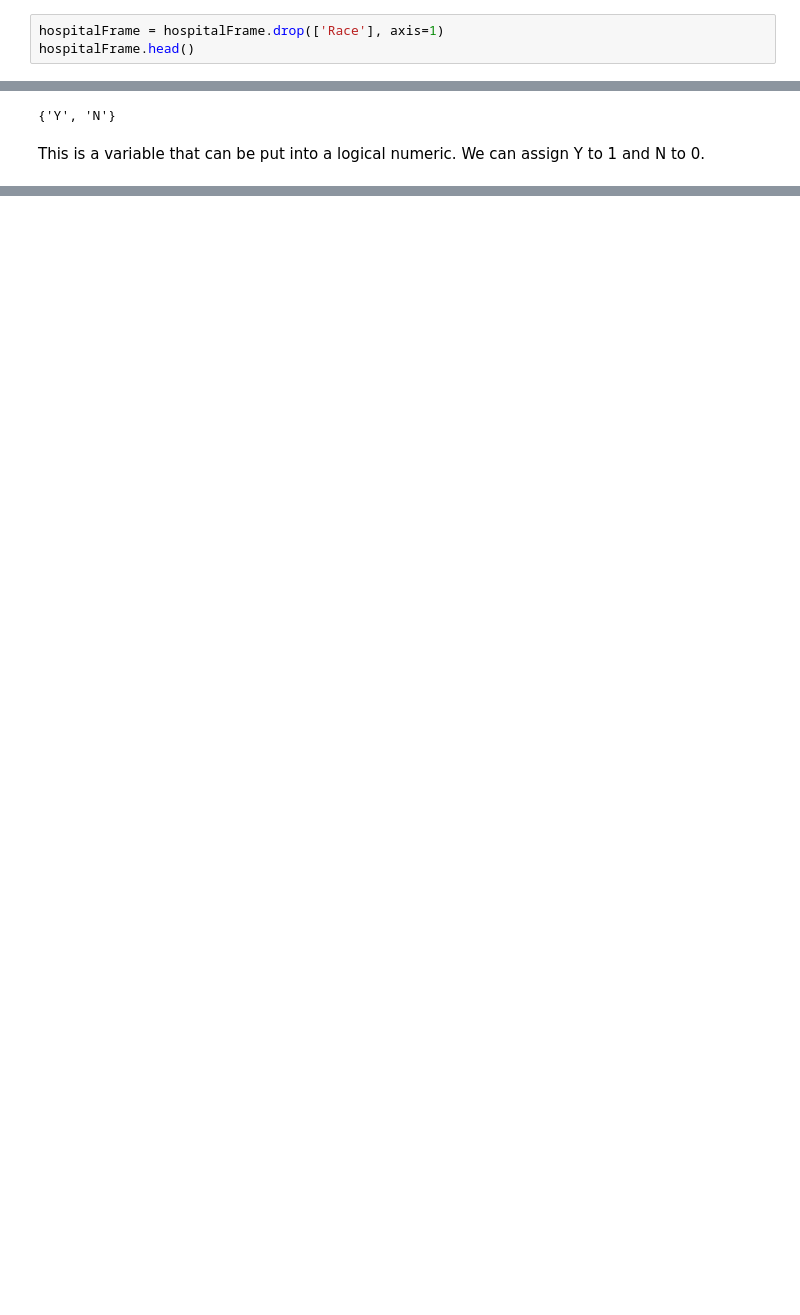
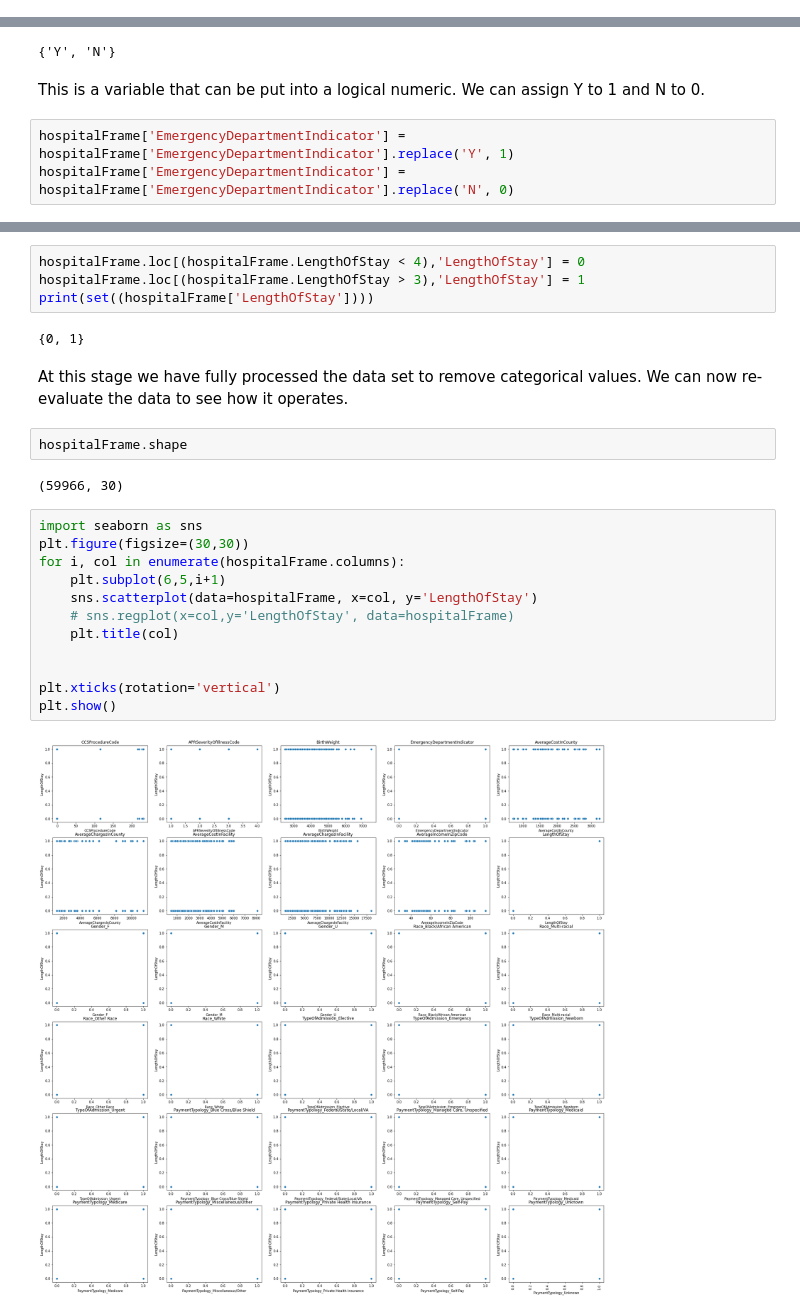
Before and after one commit to s3722163/machine-learning-lab, a Jupyter notebook: Assignment 1.ipynb, the cells around one changed output, grey strips where cells are left out. Saved outputs shown, nothing was run; the diff lists cells and outputs as text; blank space fills up the shorter version.

```diff
--- a/Assignment 1.ipynb
+++ b/Assignment 1.ipynb
@@ -345,6 +345,3 @@ hospitalFrame.head()
 | 3 | 0 | 1 | Private Health Insurance | 3300 | N | ... |
 | 4 | 228 | 1 | Medicaid | 2600 | N | ... |
 5 rows × 22 columns
-# %%
-hospitalFrame = hospitalFrame.drop(['Race'], axis=1)
-hospitalFrame.head()
@@ -409,3 +399,6 @@ print(set((data['EmergencyDepartmentIndicator'])))
 {'Y', 'N'}
 # %% [markdown]
 This is a variable that can be put into a logical numeric. We can assign Y to 1 and N to 0.
+# %%
+hospitalFrame['EmergencyDepartmentIndicator'] = hospitalFrame['EmergencyDepartmentIndicator'].replace('Y', 1)
+hospitalFrame['EmergencyDepartmentIndicator'] = hospitalFrame['EmergencyDepartmentIndicator'].replace('N', 0)
@@ -411,0 +419,26 @@ This is a variable that can be put into a logical numeric. We can assign Y to 1
+# %%
+hospitalFrame.loc[(hospitalFrame.LengthOfStay < 4),'LengthOfStay'] = 0
+hospitalFrame.loc[(hospitalFrame.LengthOfStay > 3),'LengthOfStay'] = 1
+print(set((hospitalFrame['LengthOfStay'])))
+# %% [output]
+{0, 1}
+# %% [markdown]
+At this stage we have fully processed the data set to remove categorical values. We can now re-evaluate the data to see how it operates.
+# %%
+hospitalFrame.shape
+# %% [output]
+(59966, 30)
+# %%
+import seaborn as sns
+plt.figure(figsize=(30,30))
+for i, col in enumerate(hospitalFrame.columns):
+    plt.subplot(6,5,i+1)
+    sns.scatterplot(data=hospitalFrame, x=col, y='LengthOfStay')
+    # sns.regplot(x=col,y='LengthOfStay', data=hospitalFrame)
+    plt.title(col)
+
+
+plt.xticks(rotation='vertical')
+plt.show()
+# %% [output]
+[figure, added]
```
Also changed, not shown: parts of 33 cells of this notebook, 1 other file.
